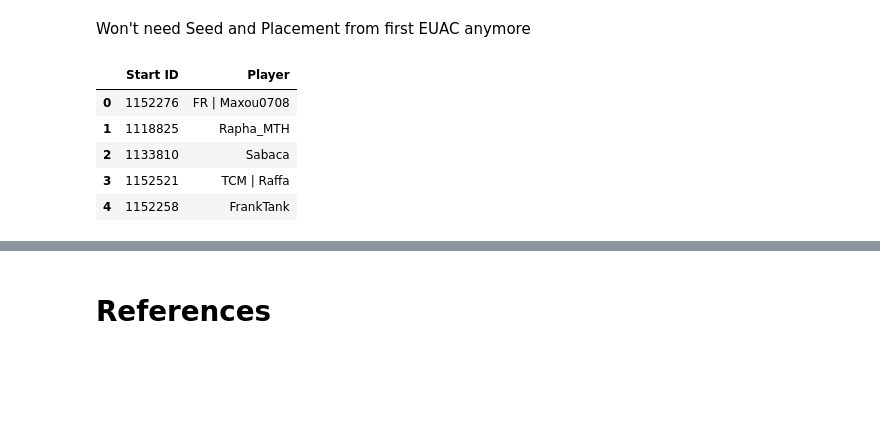
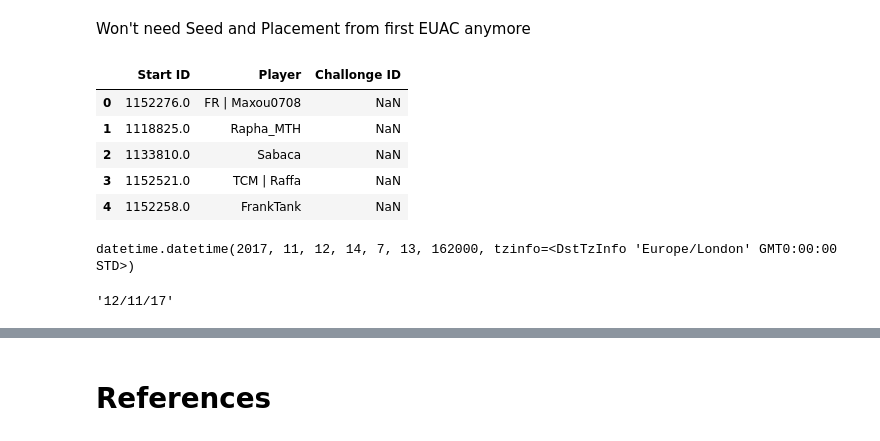
Before and after one commit to DarrenCCT/Tournament-Analysis, a Jupyter notebook: EUAC - Data Collection.ipynb, the cells around one changed output, grey strips where cells are left out. Cells and saved outputs as stored; diff of their text form; code cells hidden in the pictures; blank space fills up the shorter version.

```diff
--- a/EUAC - Data Collection.ipynb
+++ b/EUAC - Data Collection.ipynb
@@ -741,14 +741,22 @@ playerdf = playerdf.drop(["Seed", "Placement"], axis = "columns")
 nameArray = []
 idArray = []
 for players in participants:
-    idArray.append(players["challonge_user_id"])
-    nameArray.append(players["challonge_username"])
-playerdf["Challonge ID"] = idArray
-playerdf[""]
+    if players["active"] = True:
+        idArray.append(players["challonge_user_id"])
+        nameArray.append(players["challonge_username"])
+
+challongedf = pd.DataFrame({
+    "Player": nameArray,
+    "Challonge ID": idArray
+})
+
+playerdf = pd.concat([playerdf,challongedf], ignore_index=False, sort=False)
-# %% [output]
-|  | Start ID | Player |
-| 0 | 1152276 | FR | Maxou0708 |
-| 1 | 1118825 | Rapha_MTH |
-| 2 | 1133810 | Sabaca |
-| 3 | 1152521 | TCM | Raffa |
-| 4 | 1152258 | FrankTank |
+# %%
+playerdf.head()
+# %% [output]
+|  | Start ID | Player | Challonge ID |
+| 0 | 1152276.0 | FR | Maxou0708 | NaN |
+| 1 | 1118825.0 | Rapha_MTH | NaN |
+| 2 | 1133810.0 | Sabaca | NaN |
+| 3 | 1152521.0 | TCM | Raffa | NaN |
+| 4 | 1152258.0 | FrankTank | NaN |
@@ -754,0 +782,10 @@ playerdf[""]
+# %%
+date = tournament["started_at"]
+date
+# %% [output]
+datetime.datetime(2017, 11, 12, 14, 7, 13, 162000, tzinfo=<DstTzInfo 'Europe/London' GMT0:00:00 STD>)
+# %%
+date = date.strftime("%d/%m/%y")
+date
+# %% [output]
+'12/11/17'
```
Also changed, not shown: parts of 7 cells of this notebook.
